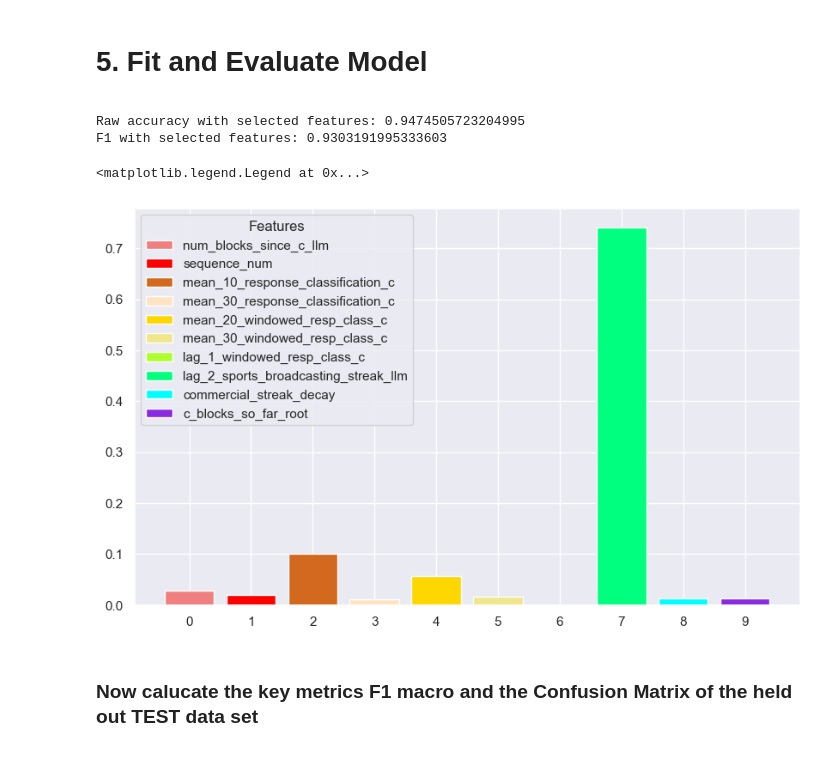
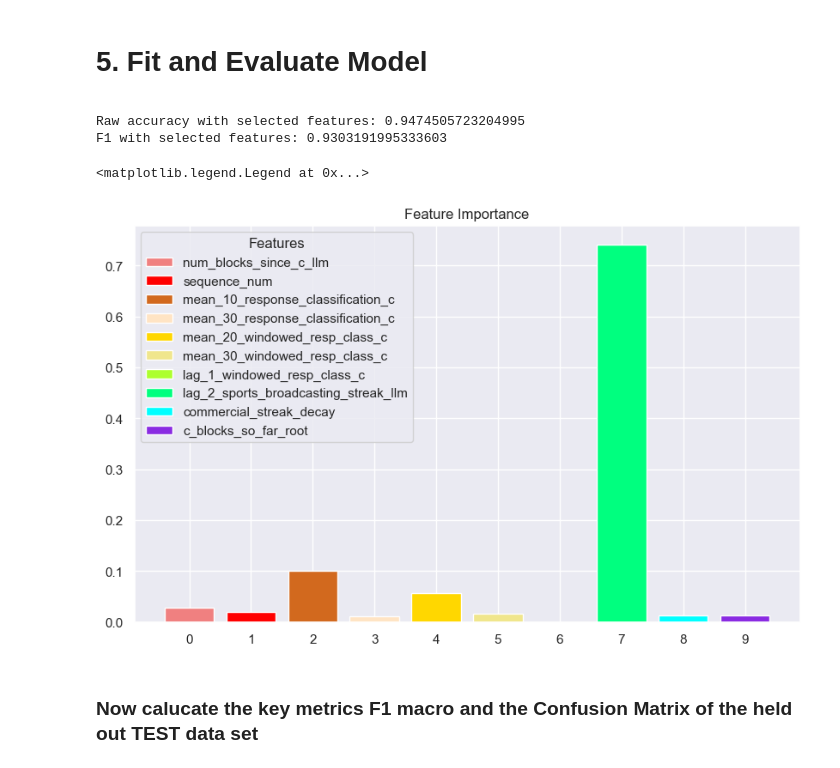
Before and after one commit to bb-wg02/cal-cap, a Jupyter notebook: Module20.1.InitialReportAndEDA-BradBrown.ipynb, the cells around one changed output. Cells and saved outputs as stored; diff of their text form; code cells hidden in the pictures.

```diff
--- a/Module20.1.InitialReportAndEDA-BradBrown.ipynb
+++ b/Module20.1.InitialReportAndEDA-BradBrown.ipynb
@@ -1478,34 +1480,35 @@ scaler = StandardScaler()
 
 # Fit the scaler and transform the features
 X_train_scaled = scaler.fit_transform(X_train_selected, y_train)
 
 # instantiate model we will use to search for best features
 final_model_instance = xgb.XGBClassifier(n_estimators=best_n_estimators_binary, max_depth=best_max_depth_binary,
                                          learning_rate=best_learning_rate_binary, random_state = R_S)
 
 # Train the XGBoost model on the selected features
 final_model_instance.fit(X_train_scaled, y_train)
 
 # Make predictions and evaluate the model
 X_test_scaled = scaler.transform(X_test_selected)
 y_pred = final_model_instance.predict(X_test_scaled)
 accuracy = accuracy_score(y_test, y_pred)
 f1 = f1_score(y_test, y_pred, average = 'macro')
 print("Raw accuracy with selected features:", accuracy)
 print("F1 with selected features:", f1)
 
 # feature colors (assumes no more than 10 features)
 impt_colors = ['lightcoral', 'red', 'chocolate','bisque','gold', 'khaki','greenyellow','springgreen','aqua','blueviolet']
 
 plt.figure(figsize=(FIGX,FIGY))
+plt.title('Feature Importance')
 plt.bar(range(len(final_model_instance.feature_importances_)), final_model_instance.feature_importances_, color = impt_colors, label = selected_columns)
 plt.xticks(range(len(final_model_instance.feature_importances_)))
 plt.legend(title='Features')  # Add legend with title
 # %% [output]
 Raw accuracy with selected features: 0.9474505723204995
 F1 with selected features: 0.9303191995333603
 <matplotlib.legend.Legend at 0x...>
-[figure, old version]
+[figure, new version]
 # %% [markdown]
 ### Now calucate the key metrics F1 macro and the Confusion Matrix of the held out TEST data set
 # %%
```
Also changed, not shown: parts of 1 cell of this notebook, 14 other files.
